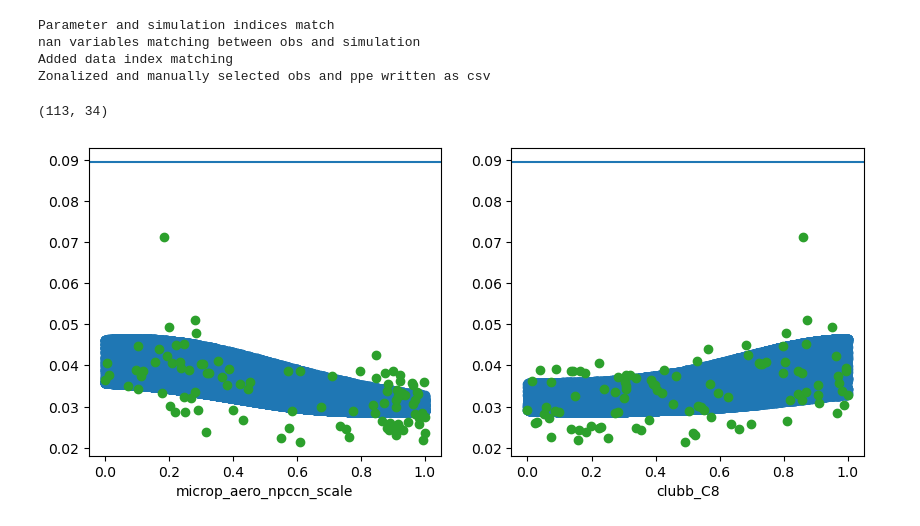
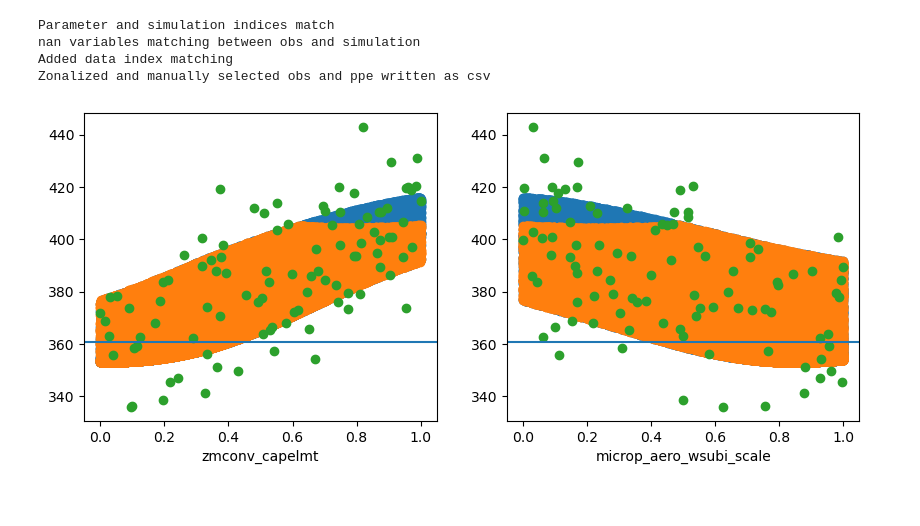
Before and after one commit to yiqioyang/proj2dhullsampler, a Jupyter notebook: notebooks/prepare.ipynb, the cells around one changed output. Cells and saved outputs as stored; diff of their text form; code cells hidden in the pictures.

```diff
--- a/notebooks/prepare.ipynb
+++ b/notebooks/prepare.ipynb
@@ -45,7 +27,7 @@ case_name = "v2_extreme"
 obs_dict = {"SWCF": "swcrf_toa", "LWCF": "lwcrf_toa", "TGCLDLWP": "tlwp", "TMQ": "pwv",
           "FLUT": "olr", "PRECT": "pr","FSNTOA": "swabs_toa"}
 # %%
-ppe = xr.open_dataset("/glade/work/qingyuany/camml_re/v1_filter_extreme/post_simulation/batch_filter_v1.nc")
+ppe = xr.open_dataset("/glade/work/qingyuany/camml_re/v3_extreme/post_simulations/batch_filter_v3.nc")
 # %%
 obs_interp = obs.interp(
     lat=ppe["lat"],
@@ -71,6 +53,6 @@ Data variables:
     pr         (lat, lon) float64 442kB nan nan nan nan nan ... nan nan nan nan
     swabs_toa  (lat, lon) float64 442kB nan nan nan nan nan ... nan nan nan nan
 # %%
-para = pd.read_csv("/glade/work/qingyuany/camml_re/v1_filter_extreme/post_simulation/post_paras.csv", index_col=0)
-para.shape
+para = pd.read_csv("/glade/work/qingyuany/camml_re/v3_extreme/post_simulations/post_paras.csv", index_col=0)
+para.head()
 # %% [output]
@@ -80,4 +68,4 @@ para.shape
 obs_precip_freq = pd.read_csv('/glade/work/qingyuany/camml_re/v0/filtered_obs_precip_freq.csv', index_col = 0)
 obs_precip_freq = obs_precip_freq.iloc[:,0]
 
-ppe_precip_freq = pd.read_csv('/glade/work/qingyuany/camml_re/v1_filter_extreme/post_simulation/filtered_extreme_precip.csv', index_col=0)
+ppe_precip_freq = pd.read_csv('/glade/work/qingyuany/camml_re/v3_extreme/post_simulations/filtered_extreme_precip.csv', index_col=0)
@@ -126,5 +113,7 @@ ppe_global
 # %%
-test_case = Prep_Mask_Generation(working_dir, case_name, ppe, obs_interp, obs_dict, para, lat_bins, manul_ppe_info, added_ppe_obs=[ppe_global, obs_global])
+test_case = Prep_Mask_Generation(working_dir, case_name, ppe,
+                                 obs_interp, obs_dict, para, lat_bins, manul_ppe_info,
+                                 added_ppe_obs=[ppe_global, obs_global])
 # %% [output]
 Parameter and simulation indices match
 nan variables matching between obs and simulation
@@ -139,10 +129,6 @@ test_case.mask_generation(threshold_level=3.0)
 # %%
 meta_table = meta_one_hot_shot(test_case.meta, test_case.data_gcm.para_nm)
-# %%
-meta_table.shape
-# %% [output]
-(113, 34)
 # %%
-test_case.visualize_check('TGCLDLWP_zonal_-25to-15')
+test_case.visualize_check('filter_precip099')
 # %% [output]
-[figure, old version]
+[figure, new version]
```
Also changed, not shown: parts of 11 cells of this notebook, 1 other file.
